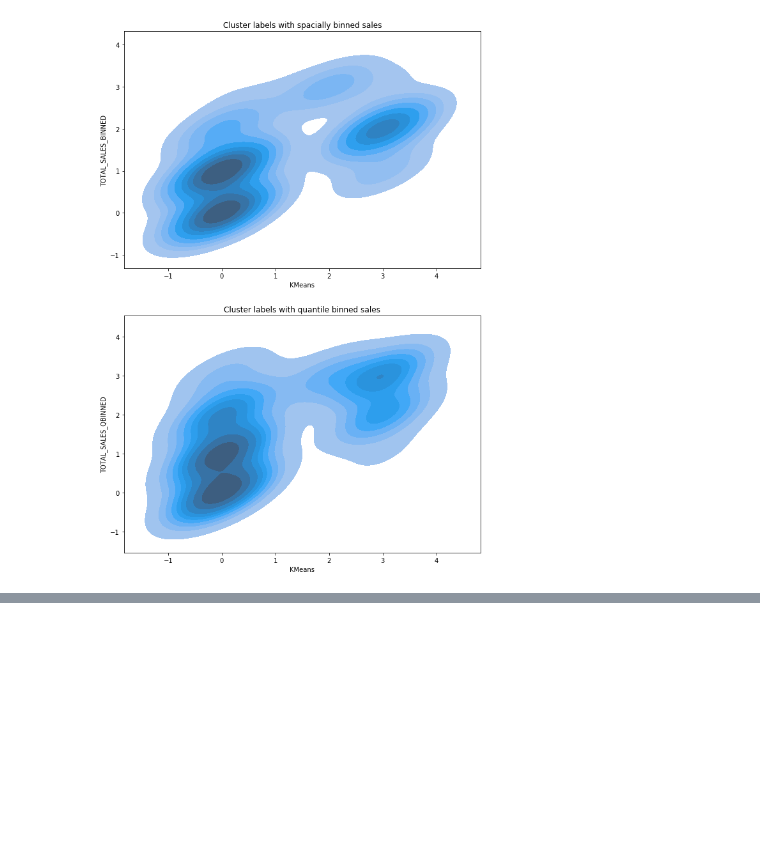
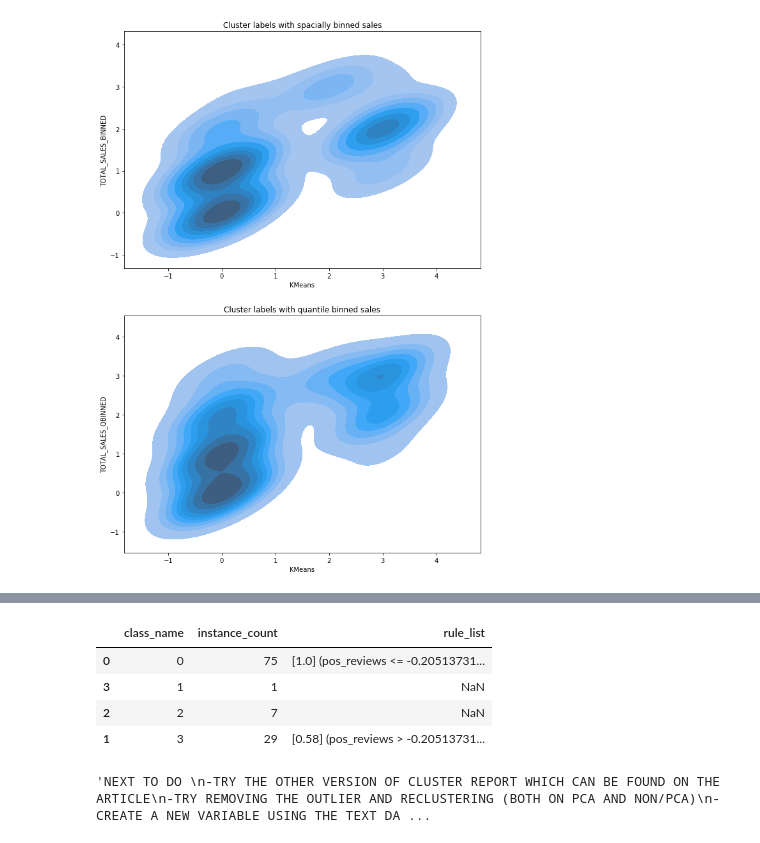
Before and after one commit to risdallseis/expenditure_prox, a Jupyter notebook: laptops_story.ipynb, the cells around one changed output, grey strips where cells are left out. Saved outputs shown, nothing was run; the diff lists cells and outputs as text; code cells hidden in the pictures; blank space fills up the shorter version.

```diff
--- a/laptops_story.ipynb
+++ b/laptops_story.ipynb
@@ -206,5 +160,0 @@ array([-0.63931797, -0.10493894])
-# %%
-X = dfs
-Xw = X
-Xw[:,[1]] *=1.2
-Xw[:,[0]] *= -1
@@ -256,5 +160,0 @@ dtype: int64
-# %%
-X = dfs
-Xw = X
-Xw[:,[1]] *=1.5
-Xw[:,[0]] *= -1
@@ -399,3 +226,22 @@ dfc.sort_values('TOTAL_SALES', ascending=False)
+# %%
+import cluster_intelligence
+
+cluster_report(X, y_km, )
+# %% [output]
+|  | class_name | instance_count | rule_list |
+| 0 | 0 | 75 | [1.0] (pos_reviews <= -0.20513731... |
+| 3 | 1 | 1 | NaN |
+| 2 | 2 | 7 | NaN |
+| 1 | 3 | 29 | [0.58] (pos_reviews > -0.20513731... |
+# %%
+"""NEXT TO DO
+-TRY THE OTHER VERSION OF CLUSTER REPORT WHICH CAN BE FOUND ON THE ARTICLE
+-TRY REMOVING THE OUTLIER AND RECLUSTERING (BOTH ON PCA AND NON/PCA)
+-CREATE A NEW VARIABLE USING THE TEXT DATA AND THEN TEST AGAIN, DO FEATURE IMOPORTANCE AGAIN WITH OLS
+-TRY AGGLOROATIVE CLUSTEIRNG AND DBSCAN.
+"""
+# %% [output]
+'NEXT TO DO \n-TRY THE OTHER VERSION OF CLUSTER REPORT WHICH CAN BE FOUND ON THE ARTICLE\n-TRY REMOVING THE OUTLIER AND RECLUSTERING (BOTH ON PCA AND NON/PCA)\n-CREATE A NEW VARIABLE USING THE TEXT DA ...
 # %%
 # dbscan clusters are quite nice, all high sales are -1 and all lowest sales are 1.
 # there are many points which lie in the middle as 0s. Perhaps multiple clustering could be combined
```
Also changed, not shown: parts of 28 cells of this notebook.
